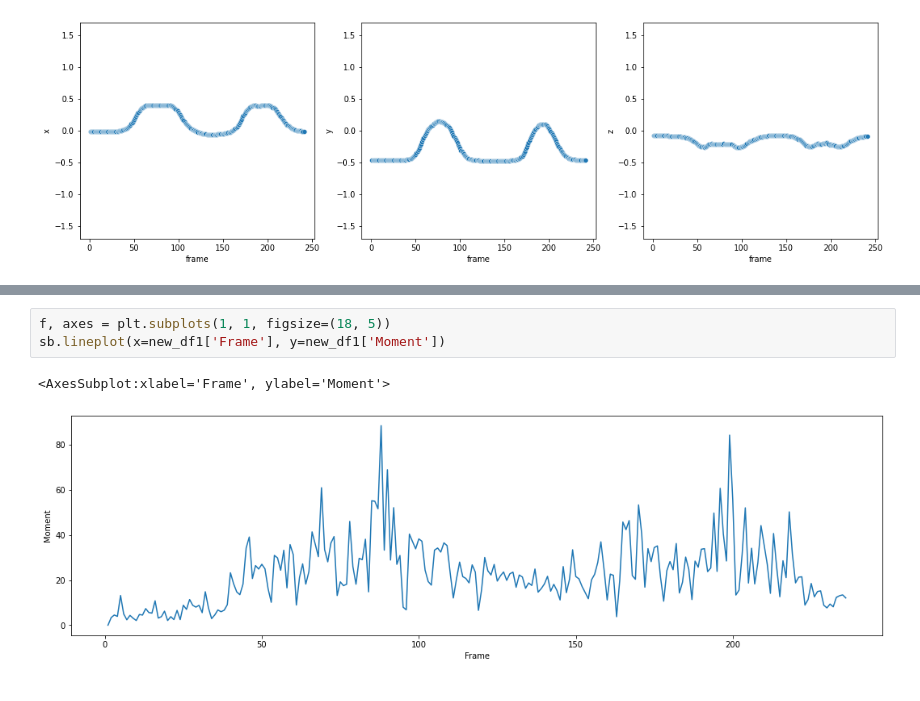
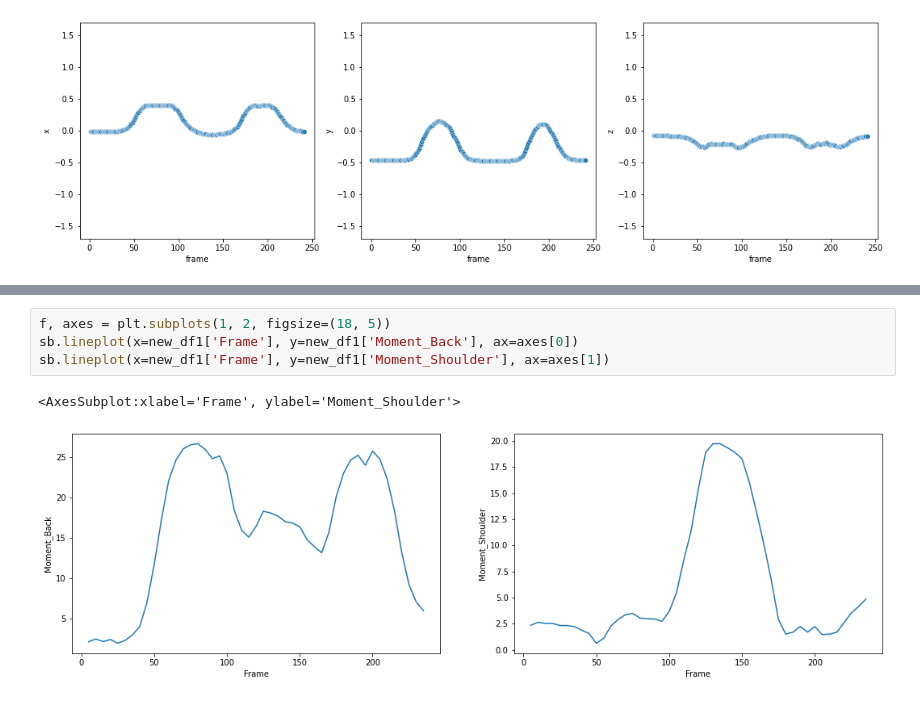
Before and after one commit to Albertlor/URECA, a Jupyter notebook: VideoPose3D/PoseEstimation/database/csv_data/Individual_1/body_part_1.ipynb, the cells around one changed output, grey strips where cells are left out. Saved outputs shown, nothing was run; the diff lists cells and outputs as text.

```diff
--- a/VideoPose3D/PoseEstimation/database/csv_data/Individual_1/body_part_1.ipynb
+++ b/VideoPose3D/PoseEstimation/database/csv_data/Individual_1/body_part_1.ipynb
@@ -222,6 +302,7 @@ new_df1
-# %%
-f, axes = plt.subplots(1, 1, figsize=(18, 5))
-sb.lineplot(x=new_df1['Frame'], y=new_df1['Moment'])
-# %% [output]
-<AxesSubplot:xlabel='Frame', ylabel='Moment'>
-[figure, removed]
+# %%
+f, axes = plt.subplots(1, 2, figsize=(18, 5))
+sb.lineplot(x=new_df1['Frame'], y=new_df1['Moment_Back'], ax=axes[0])
+sb.lineplot(x=new_df1['Frame'], y=new_df1['Moment_Shoulder'], ax=axes[1])
+# %% [output]
+<AxesSubplot:xlabel='Frame', ylabel='Moment_Shoulder'>
+[figure, added]
```
Also changed, not shown: parts of 8 cells of this notebook, 14 other files.
